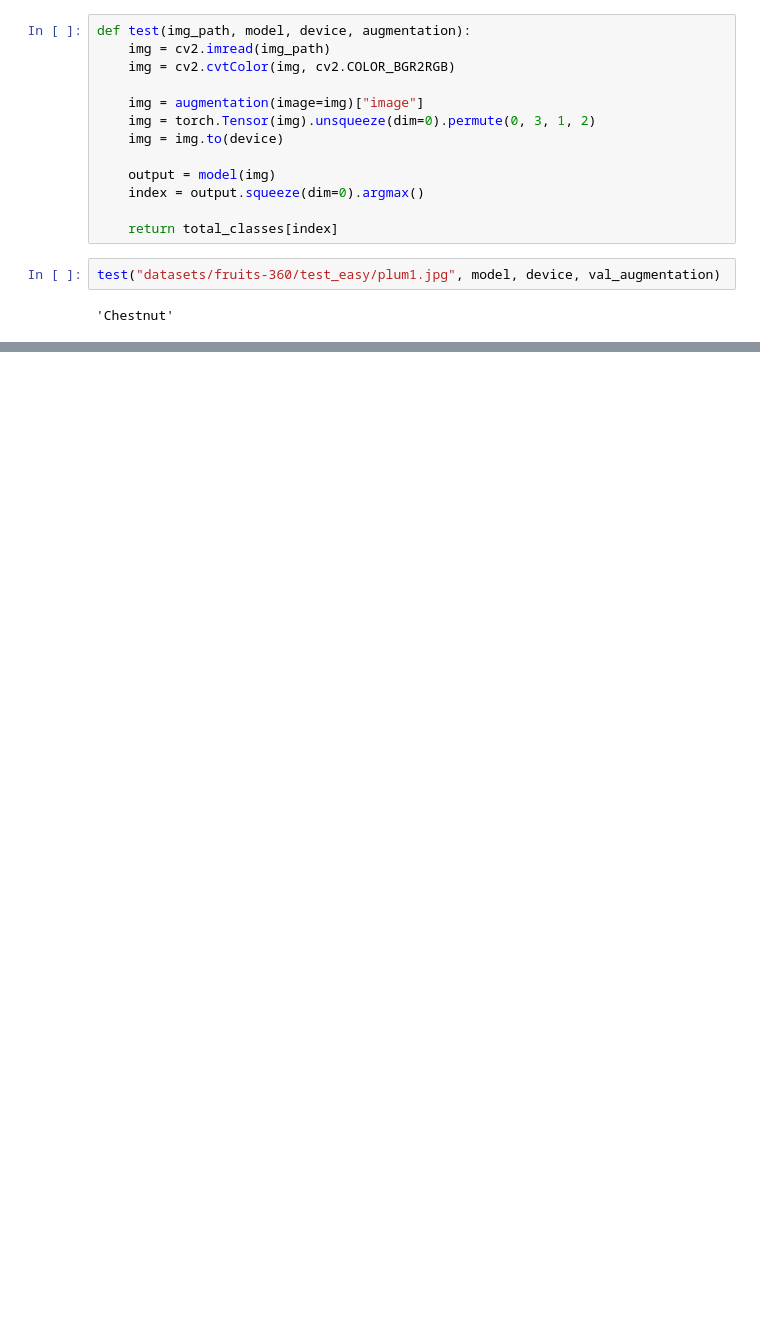
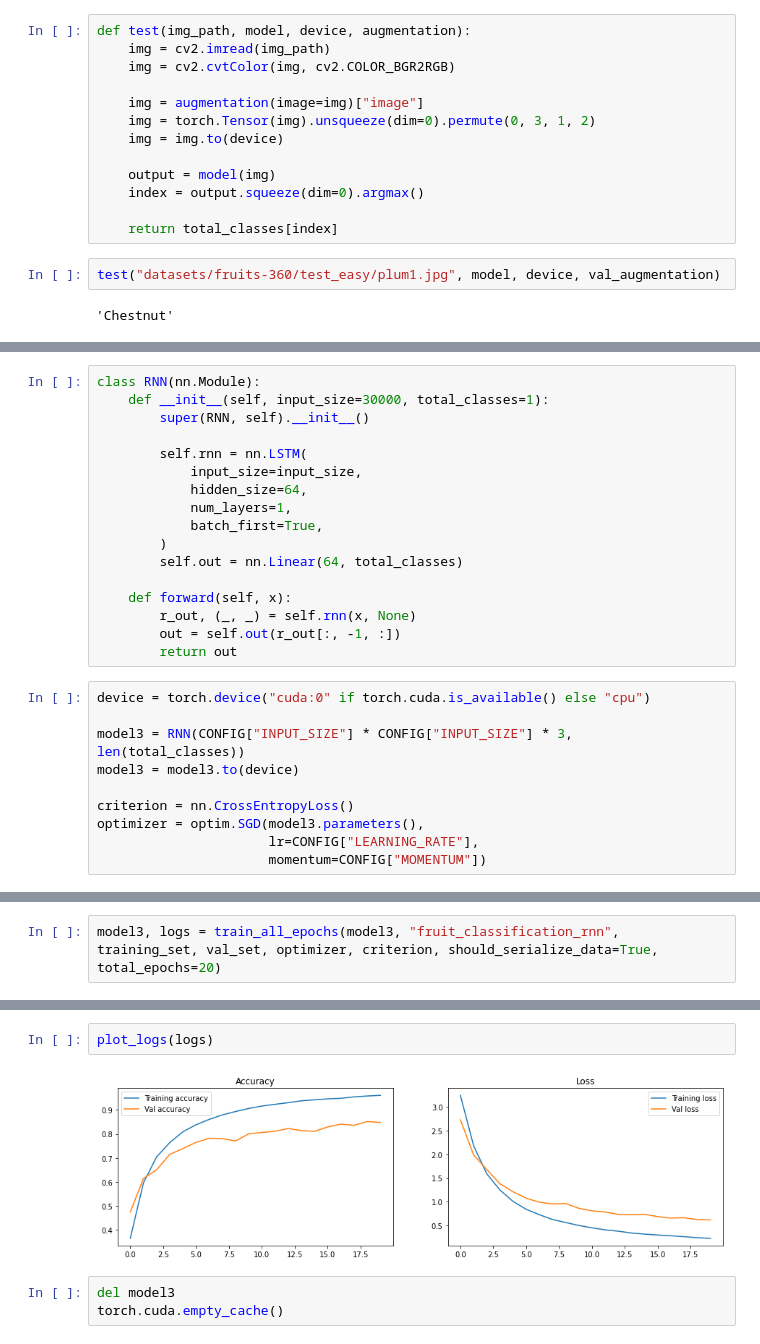
Before and after one commit to tailtq/ml08-course, a Jupyter notebook: 06_fruit_classification.ipynb, the cells around one changed output, grey strips where cells are left out. Cells and saved outputs as stored; diff of their text form; blank space fills up the shorter version.

```diff
--- a/06_fruit_classification.ipynb
+++ b/06_fruit_classification.ipynb
@@ -448,0 +466,27 @@ torchvision.models.vgg.VGG
+# %%
+class RNN(nn.Module):
+    def __init__(self, input_size=30000, total_classes=1):
+        super(RNN, self).__init__()
+
+        self.rnn = nn.LSTM(
+            input_size=input_size,
+            hidden_size=64,
+            num_layers=1,
+            batch_first=True,
+        )
+        self.out = nn.Linear(64, total_classes)
+
+    def forward(self, x):
+        r_out, (_, _) = self.rnn(x, None)
+        out = self.out(r_out[:, -1, :])
+        return out
+# %%
+device = torch.device("cuda:0" if torch.cuda.is_available() else "cpu")
+
+model3 = RNN(CONFIG["INPUT_SIZE"] * CONFIG["INPUT_SIZE"] * 3, len(total_classes))
+model3 = model3.to(device)
+
+criterion = nn.CrossEntropyLoss()
+optimizer = optim.SGD(model3.parameters(),
+                      lr=CONFIG["LEARNING_RATE"],
+                      momentum=CONFIG["MOMENTUM"])
@@ -448,0 +515,2 @@ torchvision.models.vgg.VGG
+# %%
+model3, logs = train_all_epochs(model3, "fruit_classification_rnn", training_set, val_set, optimizer, criterion, should_serialize_data=True, total_epochs=20)
@@ -448,0 +535,7 @@ torchvision.models.vgg.VGG
+# %%
+plot_logs(logs)
+# %% [output]
+[figure, added]
+# %%
+del model3
+torch.cuda.empty_cache()
```
Also changed, not shown: parts of 33 cells of this notebook.
